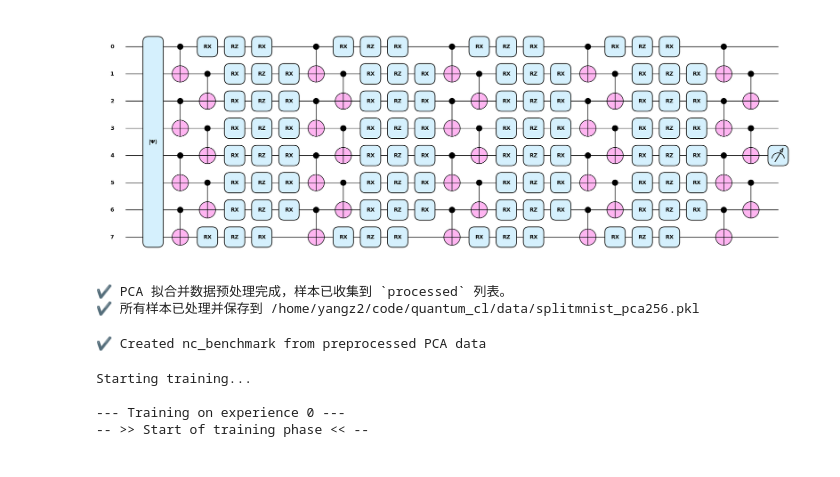
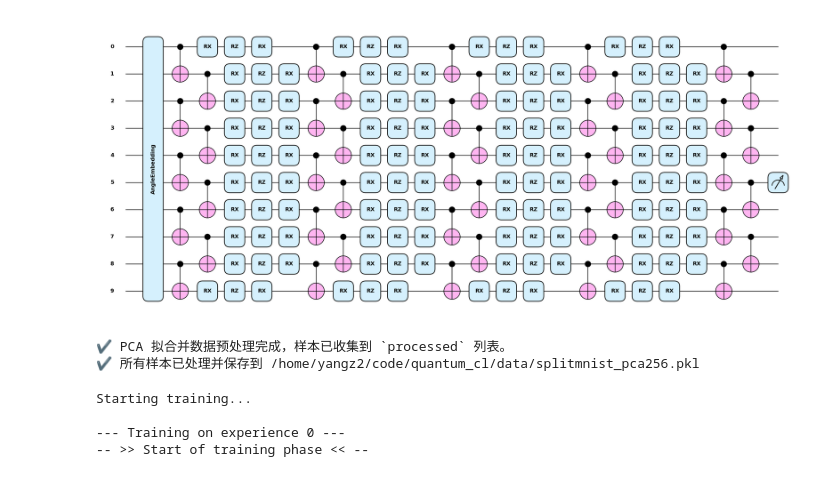
Before and after one commit to yzy1997/quantum_cl, a Jupyter notebook: benchmarks/er_s2_qcl.ipynb, the cells around one changed output. Saved outputs shown, nothing was run; the diff lists cells and outputs as text; code cells hidden in the pictures.

```diff
--- a/benchmarks/er_s2_qcl.ipynb
+++ b/benchmarks/er_s2_qcl.ipynb
@@ -26,43 +31,43 @@ import numpy as np
 # %%
-n_qubits = 8
+n_qubits = 10
 n_layers = 4
 dev = qml.device("lightning.qubit", wires=n_qubits)
 
 def feature_encoding(inputs):
-    qml.AmplitudeEmbedding(inputs, wires=list(range(n_qubits)), normalize=True)
+    qml.AngleEmbedding(inputs, wires=list(range(n_qubits)), rotation='X')
         # 不是环形连接，只连接到下一个比特
     for i in range(0, n_qubits - 1, 2):
             qml.CNOT(wires=[i, i + 1])
     for i in range(1, n_qubits - 1, 2):
         qml.CNOT(wires=[i, i + 1])
 
 def varitional_block(params):
     for i in range(n_qubits):
         qml.RX(params[0,i], wires=i)
         qml.RZ(params[1,i], wires=i)
         qml.RX(params[2,i], wires=i)
     for i in range(0, n_qubits - 1, 2):
             qml.CNOT(wires=[i, i + 1])
     for i in range(1, n_qubits - 1, 2):
         qml.CNOT(wires=[i, i + 1])
 
 @qml.qnode(dev)
 def quantum_circuit(inputs, weights):
     feature_encoding(inputs)
     for layer in range(n_layers):
         varitional_block(weights[layer])
     return qml.expval(qml.PauliZ(n_qubits // 2))  # 返回中间比特的期望值
 
 qml.drawer.use_style("pennylane")
-# 输入：8个量子比特
-inputs = torch.randn(2** n_qubits)
+# 输入：10个量子比特
+inputs = torch.randn(n_qubits)
 # 权重：4 层，每层 8 比特，每比特三个参数（RX, RZ, RX）
 weights = torch.randn(n_layers, 3, n_qubits)
 # 绘制量子电路
 fig, ax = qml.draw_mpl(quantum_circuit)(inputs, weights)
 plt.show()
 # %% [output]
-[figure, old version]
+[figure, new version]
 # %%
 # -----------------------------
 # 2. TorchLayer + PyTorch Model
@@ -146,37 +150,16 @@ class QuantumClassifier(nn.Module):
 ✔ PCA 拟合并数据预处理完成，样本已收集到 `processed` 列表。
 ✔ 所有样本已处理并保存到 /home/yangz2/code/quantum_cl/data/splitmnist_pca256.pkl
 # %%
-with open(os.path.join("/home/yangz2/code/quantum_cl/data", "splitmnist_pca256.pkl"), 'rb') as f:
-    processed = pickle.load(f)
-# 1) Reconstruct per‐experience TensorDatasets
-datasets_by_exp = {}
-for vec, label, exp_id in processed:
-    datasets_by_exp.setdefault(exp_id, {"X": [], "y": []})
-    datasets_by_exp[exp_id]["X"].append(vec)
-    datasets_by_exp[exp_id]["y"].append(label)
+# -----------------------------
+# 3. Data Transform (简化处理)
+# -----------------------------
+transform = transforms.Compose([
+    # transforms.ToTensor(),
+    transforms.Lambda(lambda x: x.view(-1)),  # 展平为784
+    transforms.Lambda(lambda x: torch.clamp(x, 0.0, 1.0)),  # 确保在[0,1]范围内
+])
 
-# 2) Make lists of datasets and task labels
-train_datasets = []
-test_datasets  = []
-task_labels    = []
-for exp_id in sorted(datasets_by_exp):
-    X = torch.stack([torch.tensor(v) for v in datasets_by_exp[exp_id]["X"]])
-    y = torch.tensor(datasets_by_exp[exp_id]["y"], dtype=torch.long)
-    ds = torch.utils.data.TensorDataset(X, y)
-    train_datasets.append(ds)
-    test_datasets.append(ds)      # or build a separate test split
-    task_labels.append(0)         # every experience uses task 0
-
-# 3) Create the continual‐learning benchmark
-benchmark = nc_benchmark(
-    train_datasets,
-    test_datasets,
-    n_experiences=len(train_datasets),
-    task_labels=task_labels,
-)
-
-print("✔ Created nc_benchmark from preprocessed PCA data")
+benchmark = SplitMNIST(n_experiences=5, return_task_id=False,
+                       train_transform=transform, eval_transform=transform)
-# %% [output]
-✔ Created nc_benchmark from preprocessed PCA data
 # %%
 # -----------------------------
```
Also changed, not shown: parts of 4 cells of this notebook, 11 other files.
